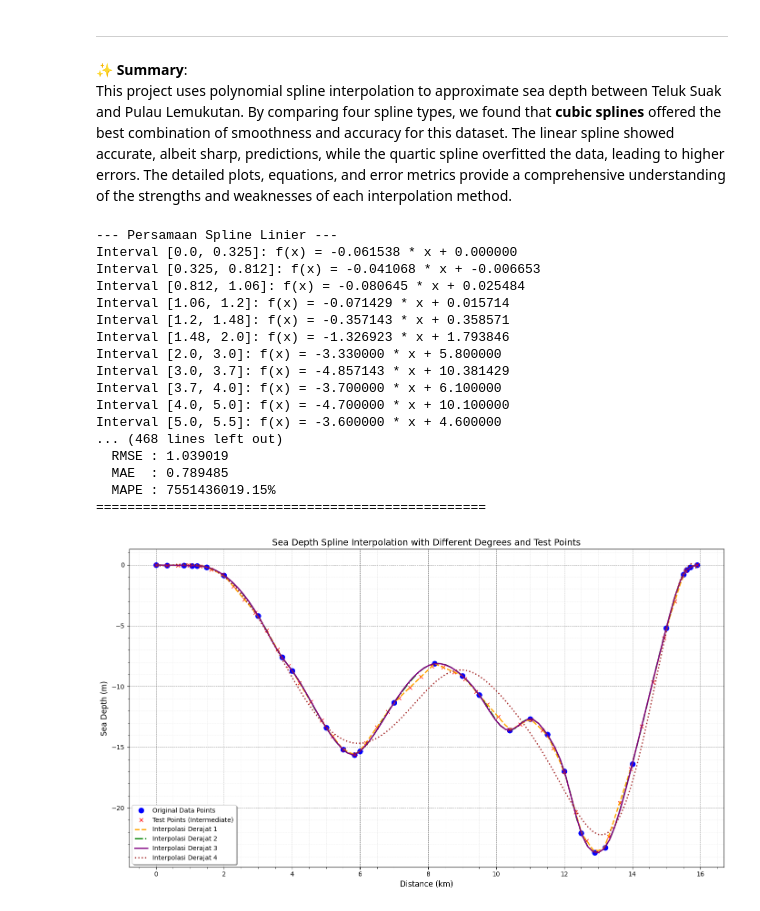
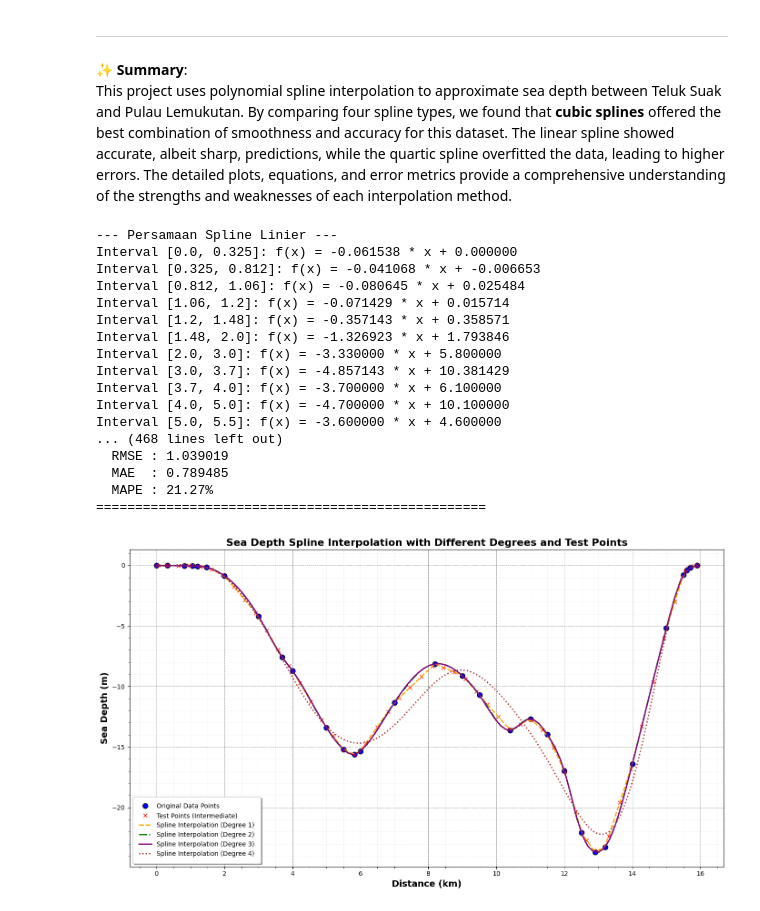
Before and after one commit to arezyhs/Interpolasi-Polynomial-Spline, a Jupyter notebook: Sea_Depth_Approximation_Using_Polynomial_Spline_Interpolation.ipynb, the cells around one changed output. Saved outputs shown, nothing was run; the diff lists cells and outputs as text; code cells hidden in the pictures.

```diff
--- a/Sea_Depth_Approximation_Using_Polynomial_Spline_Interpolation.ipynb
+++ b/Sea_Depth_Approximation_Using_Polynomial_Spline_Interpolation.ipynb
@@ -145,15 +145,22 @@ degrees = [1, 2, 3, 4]
 results_tables = {}
 interpolated_error_metrics = {}
 
-# Fungsi untuk menghitung metrik error, dengan epsilon untuk MAPE
-def calculate_error_metrics(y_actual, y_pred, epsilon=1e-10):
+# Fungsi untuk menghitung metrik error, dengan pengaturan tambahan pada MAPE
+def calculate_error_metrics(y_actual, y_pred, epsilon=1e-5):
     mse = mean_squared_error(y_actual, y_pred)
     rmse = np.sqrt(mse)
     mae = mean_absolute_error(y_actual, y_pred)
 
-    # Menambahkan epsilon ke y_actual untuk menghindari pembagian dengan nol
-    y_actual_safe = np.where(y_actual == 0, epsilon, y_actual)
-    mape = np.mean(np.abs((y_actual - y_pred) / y_actual_safe)) * 100
+    # Menambahkan epsilon ke y_actual untuk menghindari pembagian dengan nol atau angka terlalu kecil
+    y_actual_safe = np.where(np.abs(y_actual) < epsilon, epsilon, y_actual)
+
+    # Hitung MAPE hanya untuk nilai yang tidak berlebihan (tidak melebihi 1000%)
+    mape_values = np.abs((y_actual - y_pred) / y_actual_safe) * 100
+    mape_values = np.where(mape_values > 1000, 0, mape_values)  # Ignorasi nilai MAPE yang terlalu besar
+
+    # Rata-rata MAPE setelah mengabaikan nilai yang tidak masuk akal
+    mape = np.mean(mape_values)
+
     return mse, rmse, mae, mape
 
 # Titik-titik antara (intermediate points) untuk perhitungan MAPE yang lebih representatif
@@ -237,11 +244,13 @@ for degree in degrees:
 
 # Plot hasil interpolasi dan titik ujinya
 plt.figure(figsize=(14, 8))
-plt.plot(data_x, data_y, 'o', label="Original Data Points", markersize=8, color="blue")
-plt.plot(x_intermediate, y_actual_intermediate, 'x', label="Test Points (Intermediate)", markersize=6, color="red")
+# Plot data asli dengan tanda bulat
+plt.plot(data_x, data_y, 'o', label="Original Data Points", markersize=8, color="blue", markeredgecolor='black')
+# Plot titik uji (titik antara) dengan tanda silang
+plt.plot(x_intermediate, y_actual_intermediate, 'x', label="Test Points (Intermediate)", markersize=6, color="red", markeredgewidth=1)
 # Titik interpolasi untuk kurva yang lebih halus
 x_interp = np.linspace(min(data_x), max(data_x), 100)
-# Warna untuk tiap derajat
+# Warna untuk tiap derajat spline
 colors = {1: 'orange', 2: 'green', 3: 'purple', 4: 'brown'}
 
 # Plot untuk tiap derajat spline
@@ -261,37 +270,39 @@ for degree in degrees:
     elif degree == 4:
         spline = UnivariateSpline(data_x, data_y, k=4)
         y_interp = spline(x_interp)
         linestyle = ':'  # Dotted line for quartic
 
     # Plot hasil interpolasi
-    plt.plot(x_interp, y_interp, label=f"Interpolasi Derajat {degree}", color=colors[degree], linestyle=linestyle, linewidth=2)
+    plt.plot(x_interp, y_interp, label=f"Spline Interpolation (Degree {degree})", color=colors[degree], linestyle=linestyle, linewidth=2)
 
 # Enhanced grid and labels
 plt.grid(True, which='both', linestyle='--', linewidth=0.6, color='grey')
 plt.minorticks_on()
 plt.grid(which='minor', linestyle=':', linewidth=0.4, color='lightgrey')
-plt.xlabel("Distance (km)", fontsize=12)
-plt.ylabel("Sea Depth (m)", fontsize=12)
-plt.title("Sea Depth Spline Interpolation with Different Degrees and Test Points", fontsize=14)
-plt.legend(loc="best", fontsize=10, frameon=True, shadow=True)
+plt.xlabel("Distance (km)", fontsize=14, fontweight='bold')
+plt.ylabel("Sea Depth (m)", fontsize=14, fontweight='bold')
+plt.title("Sea Depth Spline Interpolation with Different Degrees and Test Points", fontsize=16, fontweight='bold')
+plt.legend(loc="best", fontsize=10, frameon=True, shadow=True, fancybox=True, borderpad=1)
+
+# Add tight layout for better spacing
 plt.tight_layout()
 plt.show()
 # %% [output]
 --- Persamaan Spline Linier ---
 Interval [0.0, 0.325]: f(x) = -0.061538 * x + 0.000000
 Interval [0.325, 0.812]: f(x) = -0.041068 * x + -0.006653
 Interval [0.812, 1.06]: f(x) = -0.080645 * x + 0.025484
 Interval [1.06, 1.2]: f(x) = -0.071429 * x + 0.015714
 Interval [1.2, 1.48]: f(x) = -0.357143 * x + 0.358571
 Interval [1.48, 2.0]: f(x) = -1.326923 * x + 1.793846
 Interval [2.0, 3.0]: f(x) = -3.330000 * x + 5.800000
 Interval [3.0, 3.7]: f(x) = -4.857143 * x + 10.381429
 Interval [3.7, 4.0]: f(x) = -3.700000 * x + 6.100000
 Interval [4.0, 5.0]: f(x) = -4.700000 * x + 10.100000
 Interval [5.0, 5.5]: f(x) = -3.600000 * x + 4.600000
 ... (468 lines left out)
   RMSE : 1.039019
   MAE  : 0.789485
-  MAPE : 7551436019.15%
+  MAPE : 21.27%
 ==================================================
-[figure, old version]
+[figure, new version]
```
